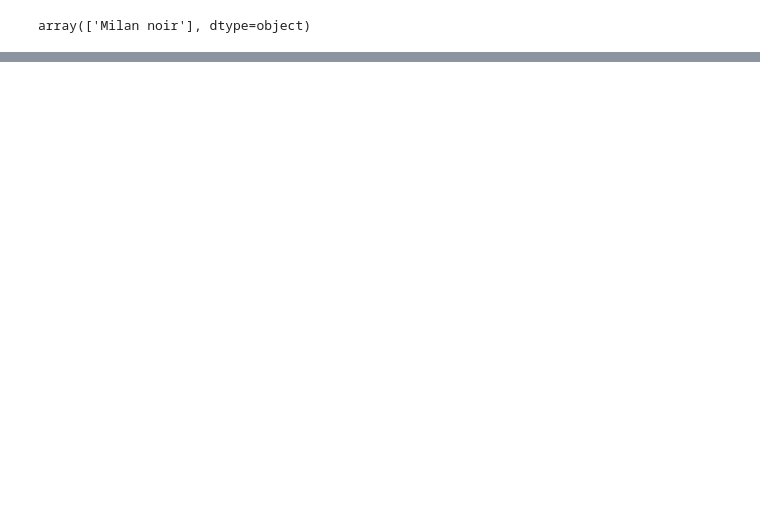
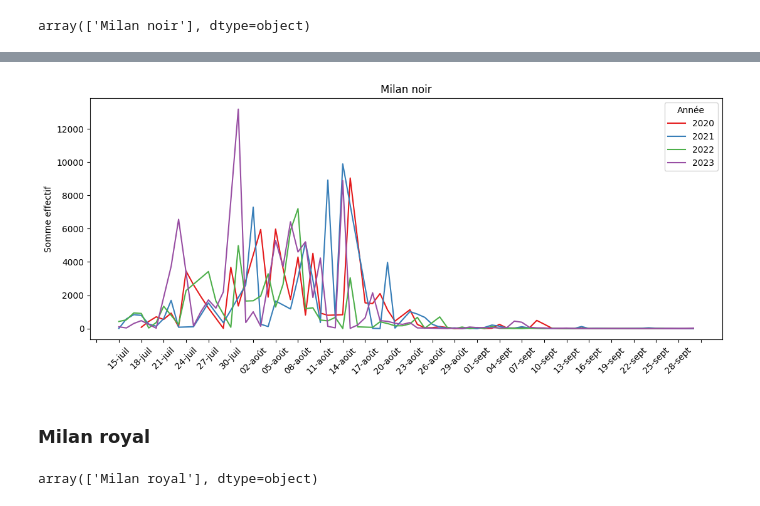
Before and after one commit to amelietatin/oiseaux_cols_libres, a Jupyter notebook: code/4_ocl_data_all_species_analysis.ipynb, the cells around one changed output, grey strips where cells are left out. Cells and saved outputs as stored; diff of their text form; code cells hidden in the pictures; blank space fills up the shorter version.

```diff
--- a/code/4_ocl_data_all_species_analysis.ipynb
+++ b/code/4_ocl_data_all_species_analysis.ipynb
@@ -93,0 +225,3 @@ array(['Milan noir'], dtype=object)
+# %%
+milan_noir_2020_to_2023 = milan_noir[milan_noir['Année'].isin([2020, 2021, 2022, 2023])]
+milan_noir_2020_to_2023.head()
@@ -93,0 +235,19 @@ array(['Milan noir'], dtype=object)
+# %%
+# Figure years 2020 to 2023
+plt.figure(figsize=(13, 5))
+
+milan_noir_2020_to_2023_plot = sns.lineplot(data=milan_noir_2020_to_2023, x='day_month', y='direction1', hue='Année', palette='Set1');
+plt.xticks(rotation=45);
+plt.gca().xaxis.set_major_locator(plt.MultipleLocator(3))
+milan_noir_2020_to_2023_plot.set(xlabel ="", ylabel = "Somme effectif", title ="Milan noir", label='Année');
+fig = milan_noir_2020_to_2023_plot.get_figure()
+fig.savefig('../figures/top_especes_rapaces_cigognes/distribution_phenologie/distribution_effectif_milan_noir_jour_2020_2023.png')
+# %% [output]
+[figure, added]
+# %% [markdown]
+### Milan royal
+# %%
+milan_royal = sorted_species_sum_day[sorted_species_sum_day['species'].isin(['Milan royal'])]
+milan_royal.species.unique()
+# %% [output]
+array(['Milan royal'], dtype=object)
```
Also changed, not shown: parts of 40 cells of this notebook.
